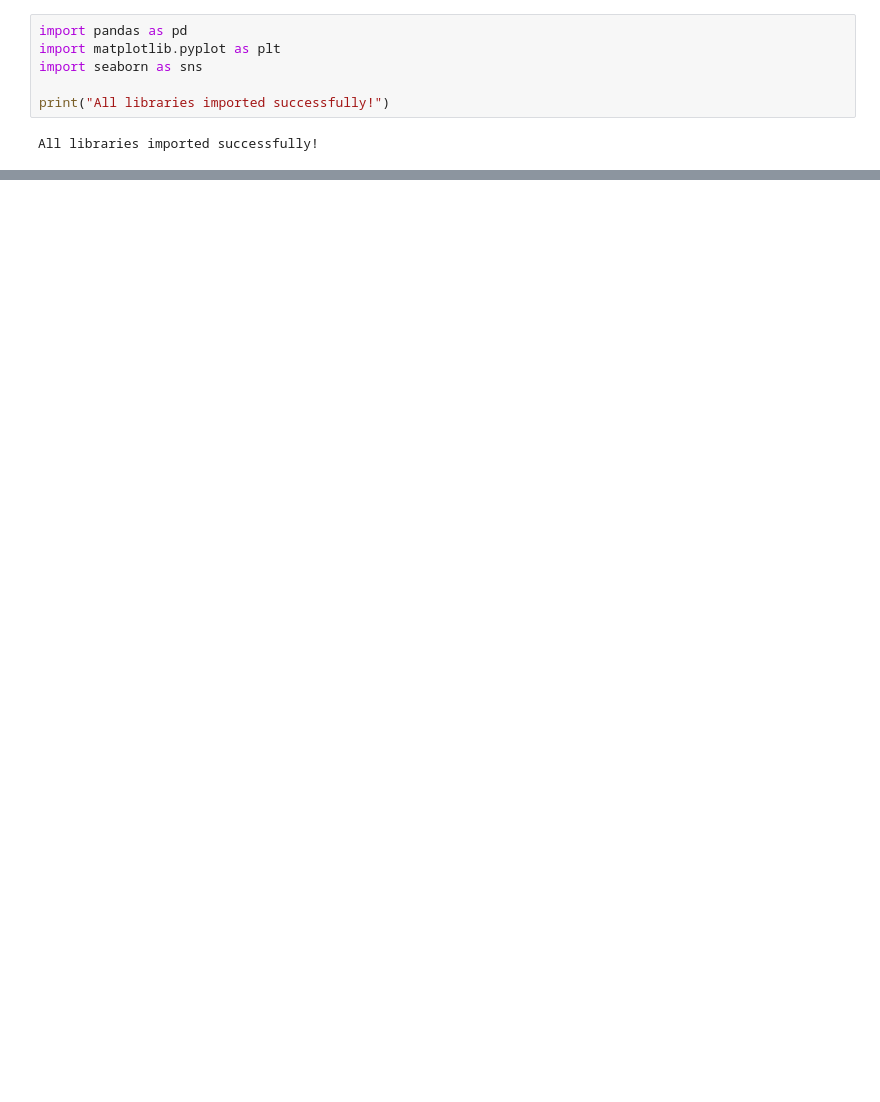
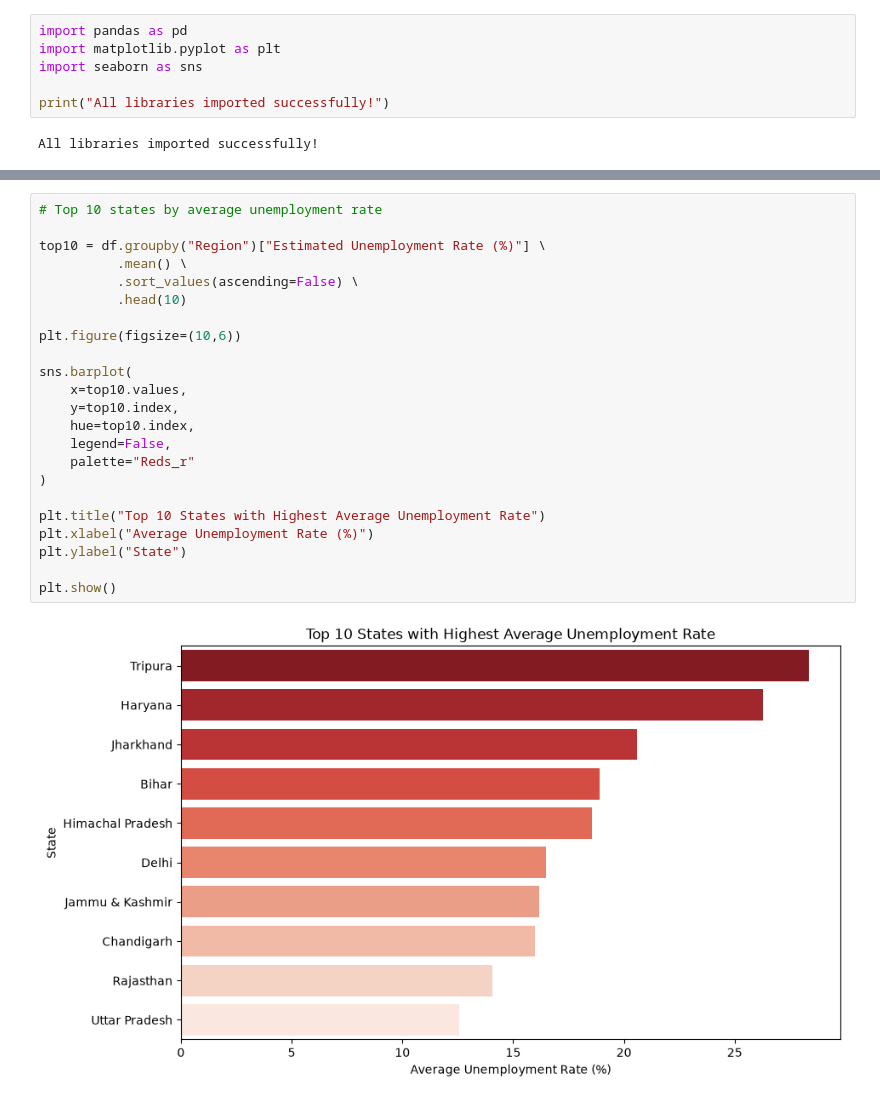
Before and after one commit to ombhadade07-dotcom/Unemployment-Analysis, a Jupyter notebook: unemployment_analysis.ipynb, the cells around one changed output, grey strips where cells are left out. Saved outputs shown, nothing was run; the diff lists cells and outputs as text; blank space fills up the shorter version.

```diff
--- a/unemployment_analysis.ipynb
+++ b/unemployment_analysis.ipynb
@@ -429,0 +278,25 @@ Overall, the analysis highlights the significant impact of COVID-19 on employmen
+# %%
+# Top 10 states by average unemployment rate
+
+top10 = df.groupby("Region")["Estimated Unemployment Rate (%)"] \
+          .mean() \
+          .sort_values(ascending=False) \
+          .head(10)
+
+plt.figure(figsize=(10,6))
+
+sns.barplot(
+    x=top10.values,
+    y=top10.index,
+    hue=top10.index,
+    legend=False,
+    palette="Reds_r"
+)
+
+plt.title("Top 10 States with Highest Average Unemployment Rate")
+plt.xlabel("Average Unemployment Rate (%)")
+plt.ylabel("State")
+
+plt.show()
+# %% [output]
+[figure, added]
```
Also changed, not shown: parts of 66 cells of this notebook.
